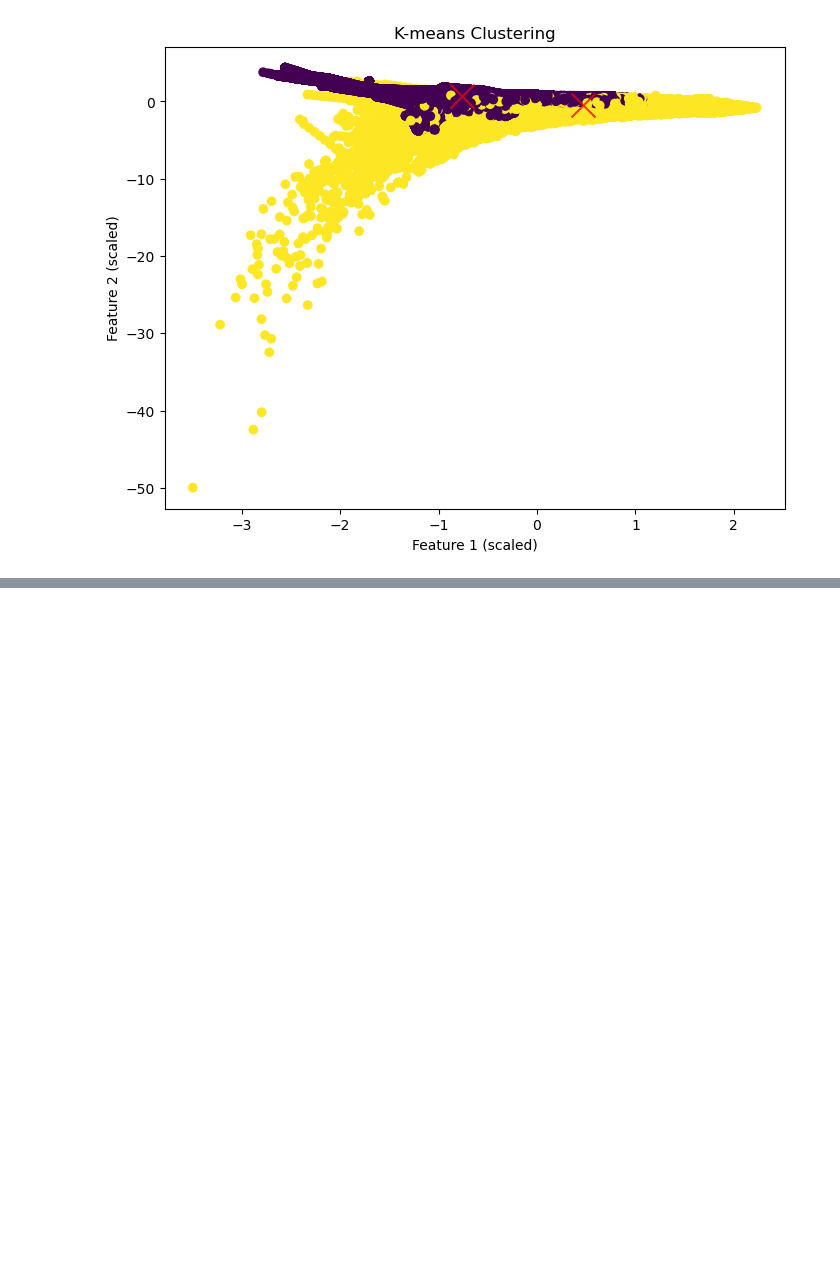
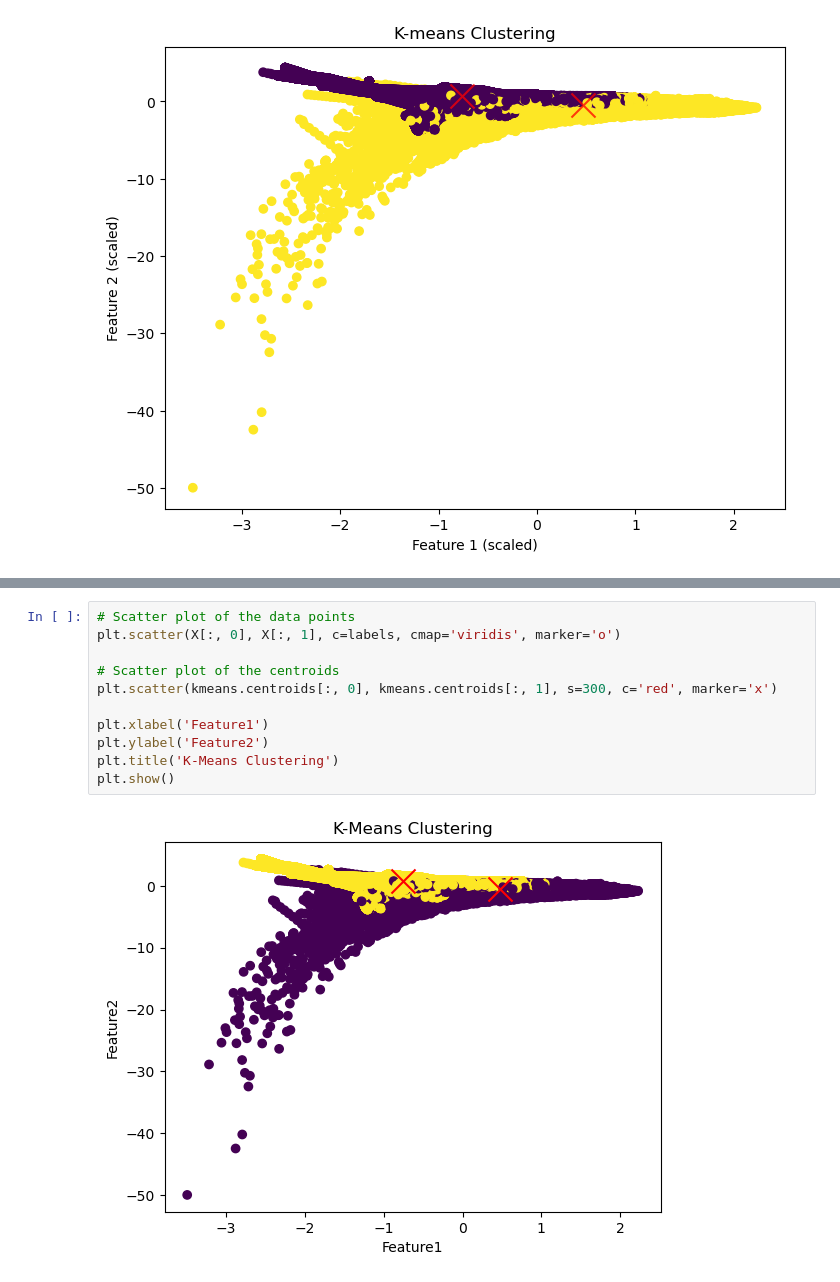
Before and after one commit to SohaybWael/intern, a Jupyter notebook: Submissions/Internships/Mohamed Bolbol/ML Tasks/Kmeans updated.ipynb, the cells around one changed output, grey strips where cells are left out. Saved outputs shown, nothing was run; the diff lists cells and outputs as text; blank space fills up the shorter version.

Commit message:
Kmeans updated

```diff
--- a/Submissions/Internships/Mohamed Bolbol/ML Tasks/Kmeans updated.ipynb
+++ b/Submissions/Internships/Mohamed Bolbol/ML Tasks/Kmeans updated.ipynb
@@ -73,0 +139,13 @@ plt.show()
+# %%
+# Scatter plot of the data points
+plt.scatter(X[:, 0], X[:, 1], c=labels, cmap='viridis', marker='o')
+
+# Scatter plot of the centroids
+plt.scatter(kmeans.centroids[:, 0], kmeans.centroids[:, 1], s=300, c='red', marker='x')
+
+plt.xlabel('Feature1')
+plt.ylabel('Feature2')
+plt.title('K-Means Clustering')
+plt.show()
+# %% [output]
+[figure, added]
```
Also changed, not shown: parts of 1 cell of this notebook.
